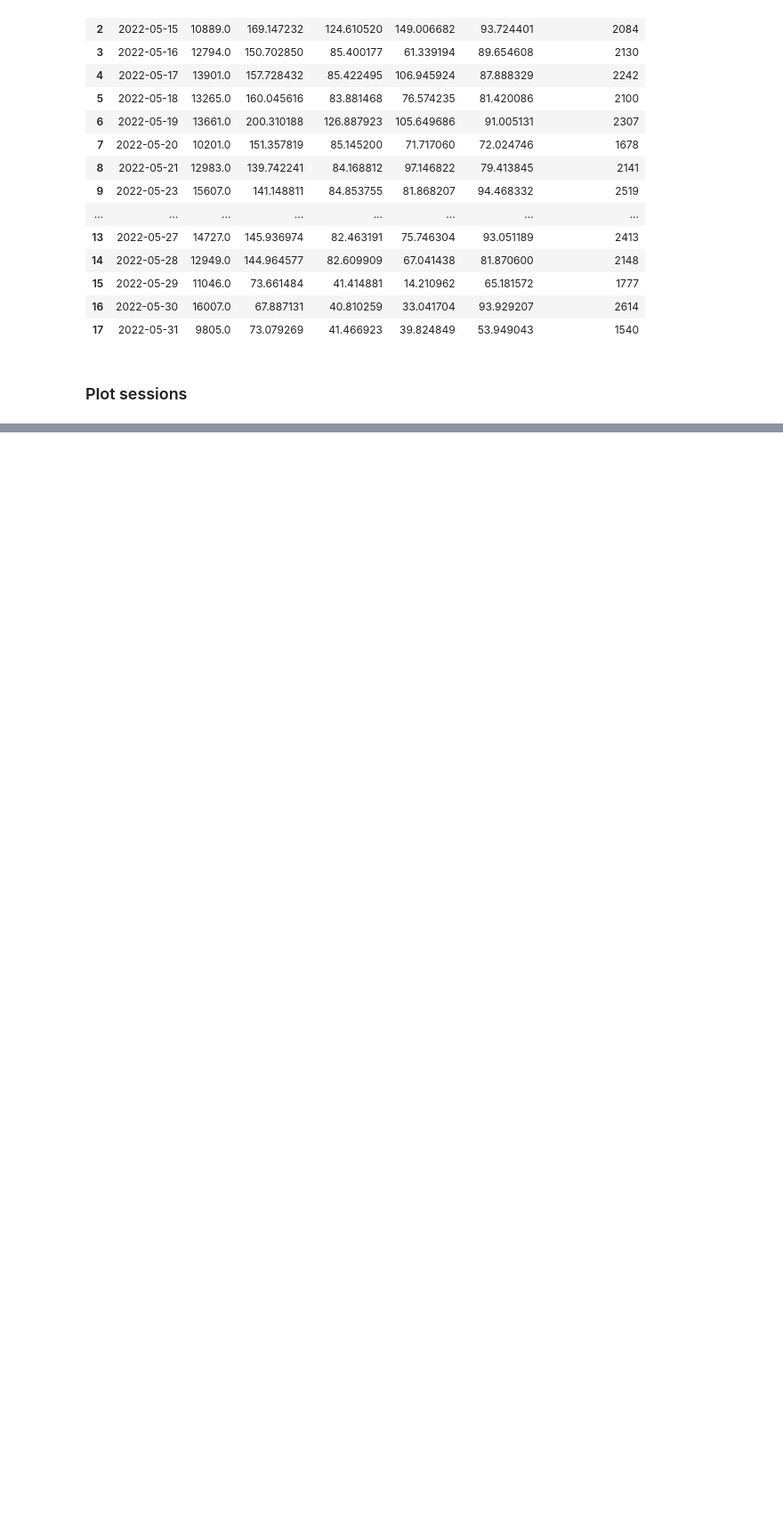
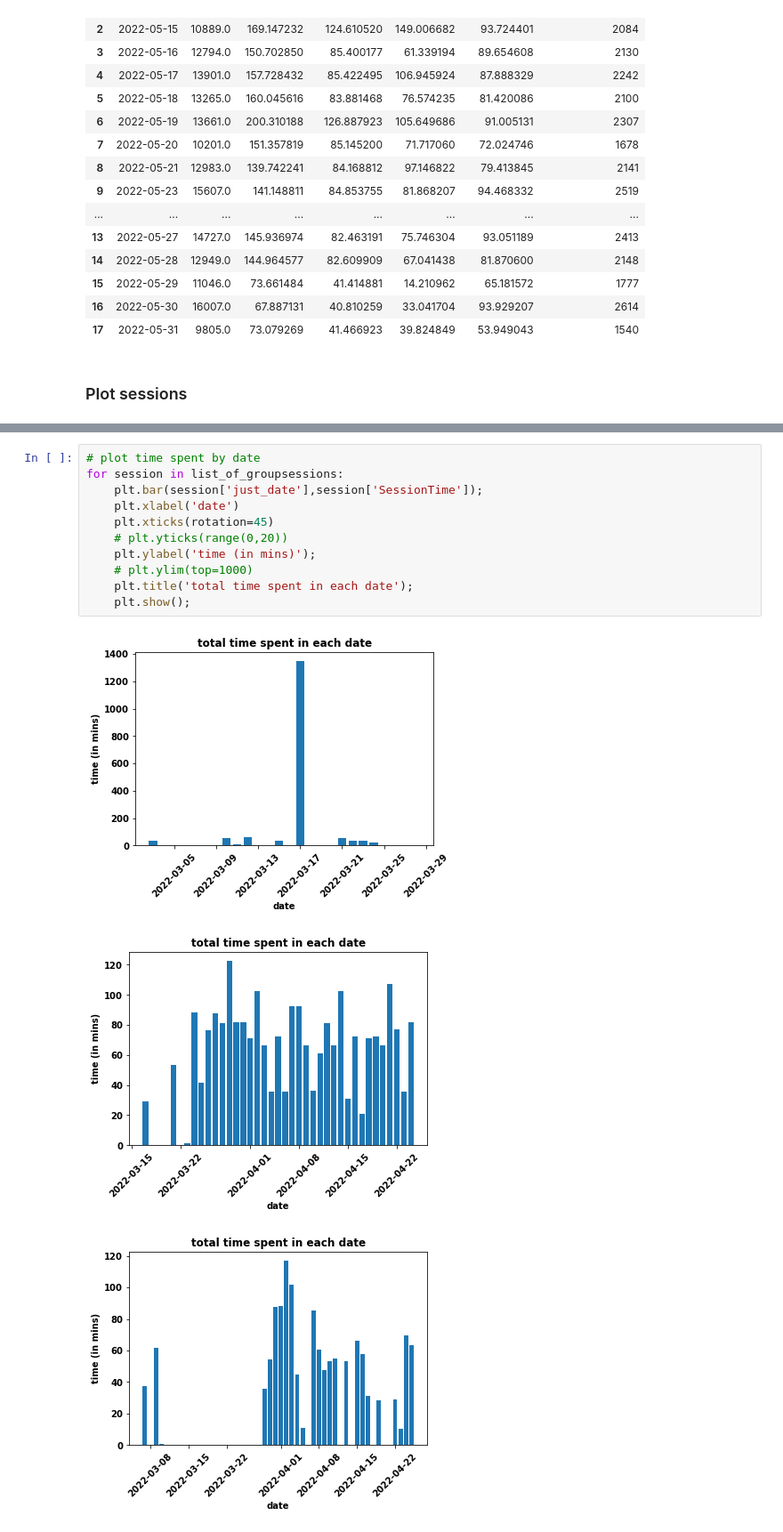
Before and after one commit to doscsy12/robotic_hometherapy, a Jupyter notebook: data_check.ipynb, the cells around one changed output, grey strips where cells are left out. Shown: that part at 89% size. Cells and saved outputs as stored; diff of their text form; blank space fills up the shorter version.

```diff
--- a/data_check.ipynb
+++ b/data_check.ipynb
@@ -198,0 +203,15 @@ for session in list_of_groupsessions:
+# %%
+# plot time spent by date
+for session in list_of_groupsessions:
+    plt.bar(session['just_date'],session['SessionTime']);
+    plt.xlabel('date')
+    plt.xticks(rotation=45)
+    # plt.yticks(range(0,20))
+    plt.ylabel('time (in mins)');
+    # plt.ylim(top=1000)
+    plt.title('total time spent in each date');
+    plt.show();
+# %% [output]
+[figure, added]
+[figure, added]
+[figure, added]
```
Also changed, not shown: parts of 4 cells of this notebook, 1 other file.
